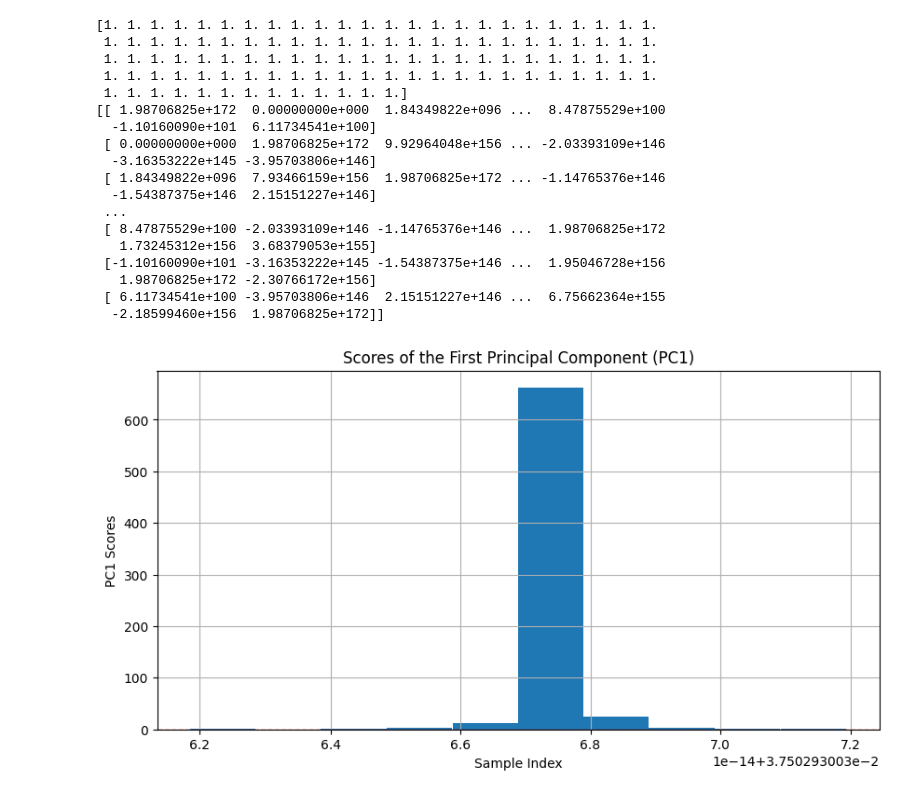
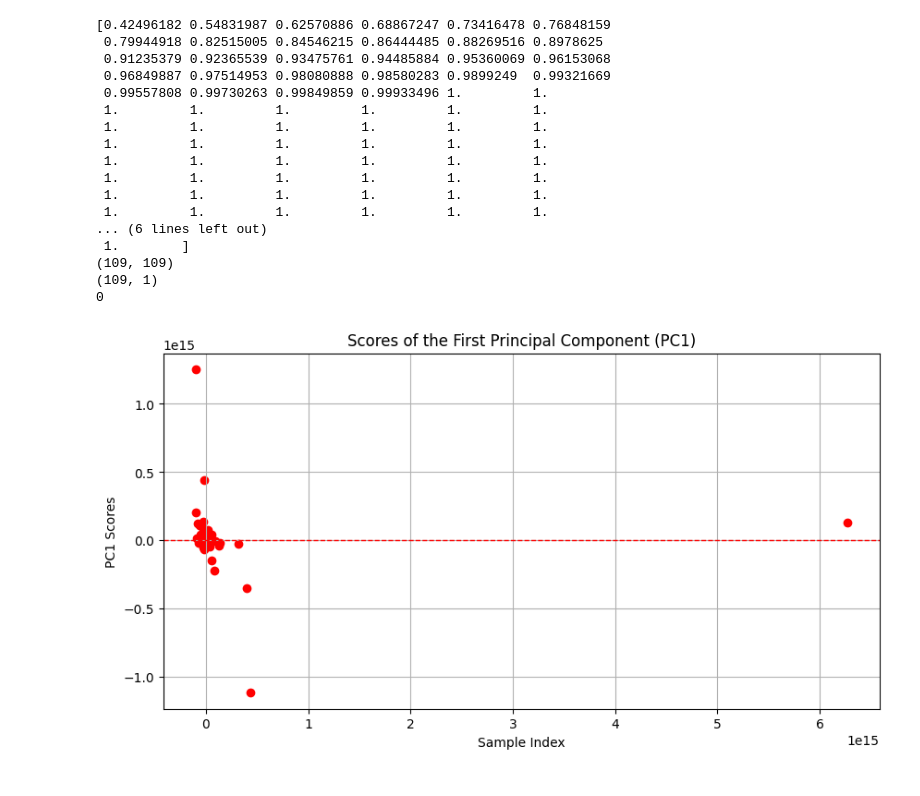
Before and after one commit to LarsDanielJohaN/SplinesNLines_py, a Jupyter notebook: pca_expl.ipynb, the cells around one changed output. Cells and saved outputs as stored; diff of their text form; code cells hidden in the pictures.

```diff
--- a/pca_expl.ipynb
+++ b/pca_expl.ipynb
@@ -203,8 +201,13 @@ for o in range(len(file_names)):
         #curr_file_line = Table.open(f, hdu = 3).to_pandas()
 
 
+
+
     try:
         select_idx = [( (i+1)%np.ceil( len(curr_file)/1000) == 0  ) for i in range(len(curr_file)) ] #Reduces the number of points to use.
+
+        aux = table_line[table_line['file_name'] == f]
+        curr_z = aux['Z'].iloc[0]
         curr_file = curr_file[select_idx] #Selects the points to use.
         line_prof_curr = table_line[table_line['file_name'] == f]#Selects the line profile information for f.
         line_prof_curr = line_prof_curr[['LINENAME', 'LINEWAVE', 'LINESIGMA']]
@@ -215,10 +218,11 @@ for o in range(len(file_names)):
 
         line_prof_curr = line_prof_curr.sort_values('LINEWAVE')
         Tau_ok = curr_file[tau_ok_name].to_numpy()
-        To = curr_file[log_lam_name].to_numpy()
+        #To = curr_file[log_lam_name].to_numpy()
+        To = (10**curr_file[log_lam_name].to_numpy())/(1+ curr_z)
 
-        X_B = SplinesNLines.get_basis_mat_B_Spline_opt(To, B_f, m, T)
-        X_L = SplinesNLines.eval_Line_Profiles_opt(10**To, line_wave, line_prof_curr['LINESIGMA'].to_numpy() ) #Falta width values
+        X_B = SplinesNLines.get_basis_mat_B_Spline_opt(np.log10(To), B_f, m, T)
+        X_L = SplinesNLines.eval_Line_Profiles_opt(To, line_wave, line_prof_curr['LINESIGMA'].to_numpy() ) #Falta width values
         fo = (curr_file[flux_name].to_numpy()).reshape(-1,1)
         X = np.hstack((X_B, X_L))
 
@@ -226,16 +230,19 @@ for o in range(len(file_names)):
 
             tht = (np.linalg.inv(X.T@np.diag(curr_file[tau_ok_name].to_numpy())@X)@X.T@np.diag(curr_file[tau_ok_name].to_numpy())@fo).flatten()
 
-            if np.sum(np.isnan(tht)) > 0:
+            if np.sum(np.isnan(tht)) > 0 or np.sum(np.isnan(pred)) > 0:
                 print(f"Error on file {f}. \n Found NaN's on estimation  \n Moving on...")
                 not_used.append(f)
                 print(f"Design matrix rank: {np.linalg.matrix_rank(X)}")
                 print(f"Max observed value:  {np.max(fo)}")
                 print(f"Min observed value: {np.min(fo)}")
 
+
             else:
                 thet_o.append( tht)
                 p_inv_used.append(0)
+
+
         except:
             tht = (np.linalg.pinv(X.T@np.diag(curr_file[tau_ok_name].to_numpy())@X)@X.T@np.diag(curr_file[tau_ok_name].to_numpy())@fo).flatten()
 
@@ -289,48 +278,55 @@ Going for file 700
 # %%
 from sklearn.decomposition import PCA
 import scipy.stats as sts
 pca = PCA()
 thet_o = np.array(thet_o)
 
 pca.fit(thet_o)
 pve = np.cumsum( np.array(pca.singular_values_))/np.sum(np.array(pca.singular_values_))
 components = pca.components_
 
 
 print(pve)
 scores = pca.fit_transform(thet_o)  # Get all component scores
 pc1_scores = scores[:, 0]  # First column
-pc1_scores = pc1_scores/np.std(pc1_scores)
-pc1_filtered = pc1_scores[pc1_scores != np.min(pc1_scores)]
 
-print(pca.get_covariance())
+pc2_scores = scores[:, 1]
+
+
+S = pca.get_covariance()
+Si = np.linalg.inv(S)
+mu = pca.mean_.reshape(-1,1)
+print(S.shape)
+print(mu.shape)
 
 plt.figure(figsize=(10, 5))
-plt.hist(pc1_filtered)
+p_inv_used = np.array(p_inv_used).astype(bool)
+print(np.sum(p_inv_used))
+plt.scatter( pc1_scores[p_inv_used], pc2_scores[p_inv_used])
+plt.scatter( pc1_scores[p_inv_used == False], pc2_scores[p_inv_used == False], color = 'red')
 
 plt.axhline(y=0, color='red', linestyle='--', linewidth=1)  # Reference line at 0
 plt.xlabel('Sample Index')
 plt.ylabel('PC1 Scores')
 plt.title('Scores of the First Principal Component (PC1)')
 plt.grid(True)
 plt.show()
 # %% [output]
-[1. 1. 1. 1. 1. 1. 1. 1. 1. 1. 1. 1. 1. 1. 1. 1. 1. 1. 1. 1. 1. 1. 1. 1.
- 1. 1. 1. 1. 1. 1. 1. 1. 1. 1. 1. 1. 1. 1. 1. 1. 1. 1. 1. 1. 1. 1. 1. 1.
- 1. 1. 1. 1. 1. 1. 1. 1. 1. 1. 1. 1. 1. 1. 1. 1. 1. 1. 1. 1. 1. 1. 1. 1.
- 1. 1. 1. 1. 1. 1. 1. 1. 1. 1. 1. 1. 1. 1. 1. 1. 1. 1. 1. 1. 1. 1. 1. 1.
- 1. 1. 1. 1. 1. 1. 1. 1. 1. 1. 1. 1. 1.]
-[[ 1.98706825e+172  0.00000000e+000  1.84349822e+096 ...  8.47875529e+100
-  -1.10160090e+101  6.11734541e+100]
- [ 0.00000000e+000  1.98706825e+172  9.92964048e+156 ... -2.03393109e+146
-  -3.16353222e+145 -3.95703806e+146]
- [ 1.84349822e+096  7.93466159e+156  1.98706825e+172 ... -1.14765376e+146
-  -1.54387375e+146  2.15151227e+146]
- ...
- [ 8.47875529e+100 -2.03393109e+146 -1.14765376e+146 ...  1.98706825e+172
-   1.73245312e+156  3.68379053e+155]
- [-1.10160090e+101 -3.16353222e+145 -1.54387375e+146 ...  1.95046728e+156
-   1.98706825e+172 -2.30766172e+156]
- [ 6.11734541e+100 -3.95703806e+146  2.15151227e+146 ...  6.75662364e+155
-  -2.18599460e+156  1.98706825e+172]]
+[0.42496182 0.54831987 0.62570886 0.68867247 0.73416478 0.76848159
+ 0.79944918 0.82515005 0.84546215 0.86444485 0.88269516 0.8978625
+ 0.91235379 0.92365539 0.93475761 0.94485884 0.95360069 0.96153068
+ 0.96849887 0.97514953 0.98080888 0.98580283 0.9899249  0.99321669
+ 0.99557808 0.99730263 0.99849859 0.99933496 1.         1.
+ 1.         1.         1.         1.         1.         1.
+ 1.         1.         1.         1.         1.         1.
+ 1.         1.         1.         1.         1.         1.
+ 1.         1.         1.         1.         1.         1.
+ 1.         1.         1.         1.         1.         1.
+ 1.         1.         1.         1.         1.         1.
+ 1.         1.         1.         1.         1.         1.
+... (6 lines left out)
+ 1.        ]
+(109, 109)
+(109, 1)
+0
-[figure, old version]
+[figure, new version]
```
Also changed, not shown: parts of 10 cells of this notebook, 1 other file.
